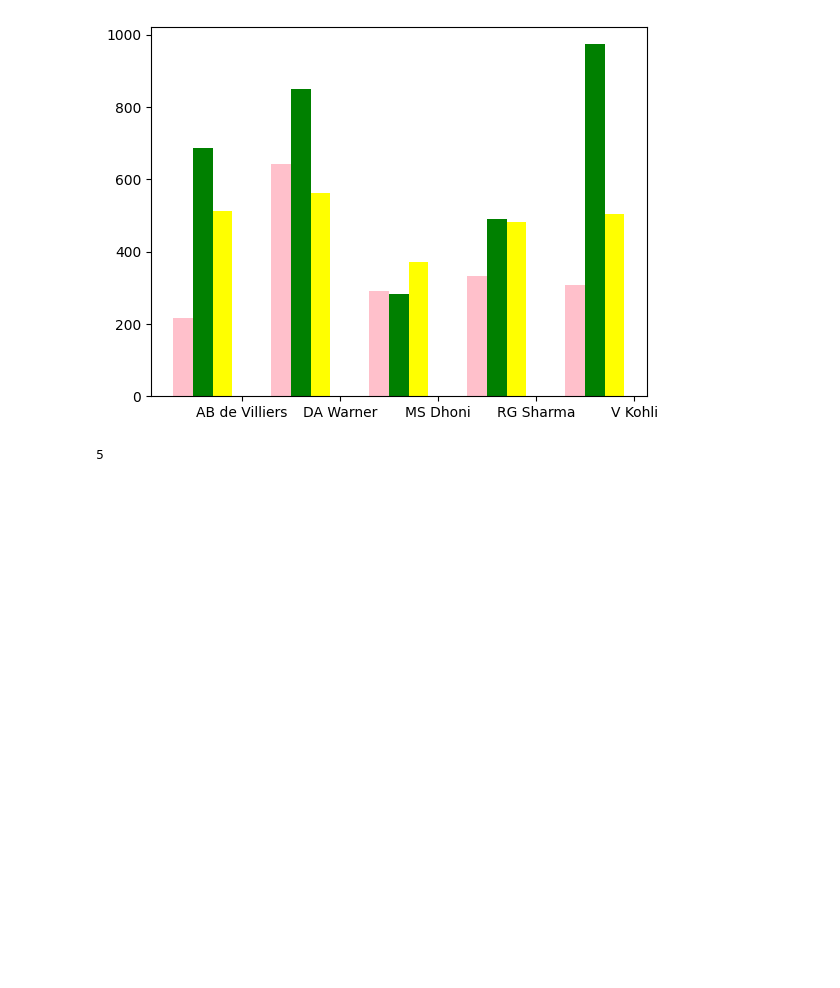
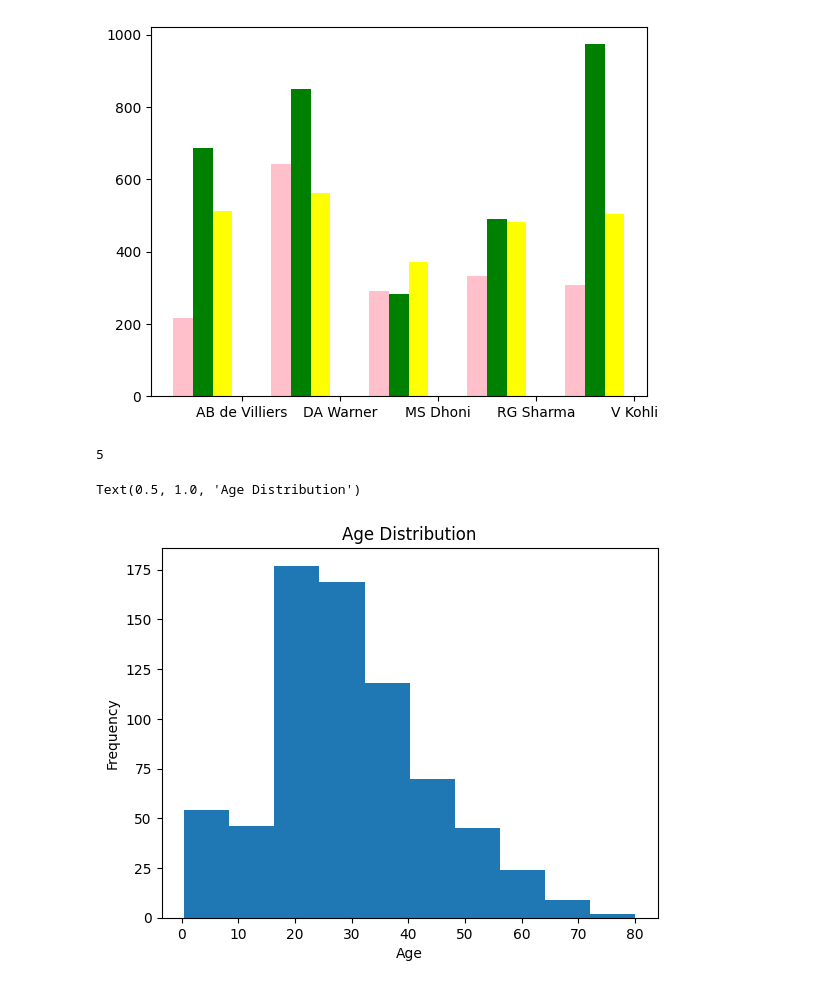
Before and after one commit to priyanka09-stack/Intro-To-ML, a Jupyter notebook: ML/Matplotlib/matplotlib.ipynb, the cells around one changed output. Drawn from its saved outputs; the diff is of its cells as text; code cells hidden in the pictures; blank space fills up the shorter version.

Commit message:
Histogram & PieChart

```diff
--- a/ML/Matplotlib/matplotlib.ipynb
+++ b/ML/Matplotlib/matplotlib.ipynb
@@ -71,3 +71,14 @@ plt.xticks(np.arange(df_1.shape[0]),df_1['batsman'])
 df_1.shape[0]
 # %% [output]
 5
+# %%
+data=pd.read_csv("titanic.csv")
+x=data["Age"]
+# %%
+plt.hist(x)
+plt.xlabel("Age")
+plt.ylabel("Frequency")
+plt.title("Age Distribution")
+# %% [output]
+Text(0.5, 1.0, 'Age Distribution')
+[figure, added]
```
Also changed, not shown: parts of 2 cells of this notebook.
